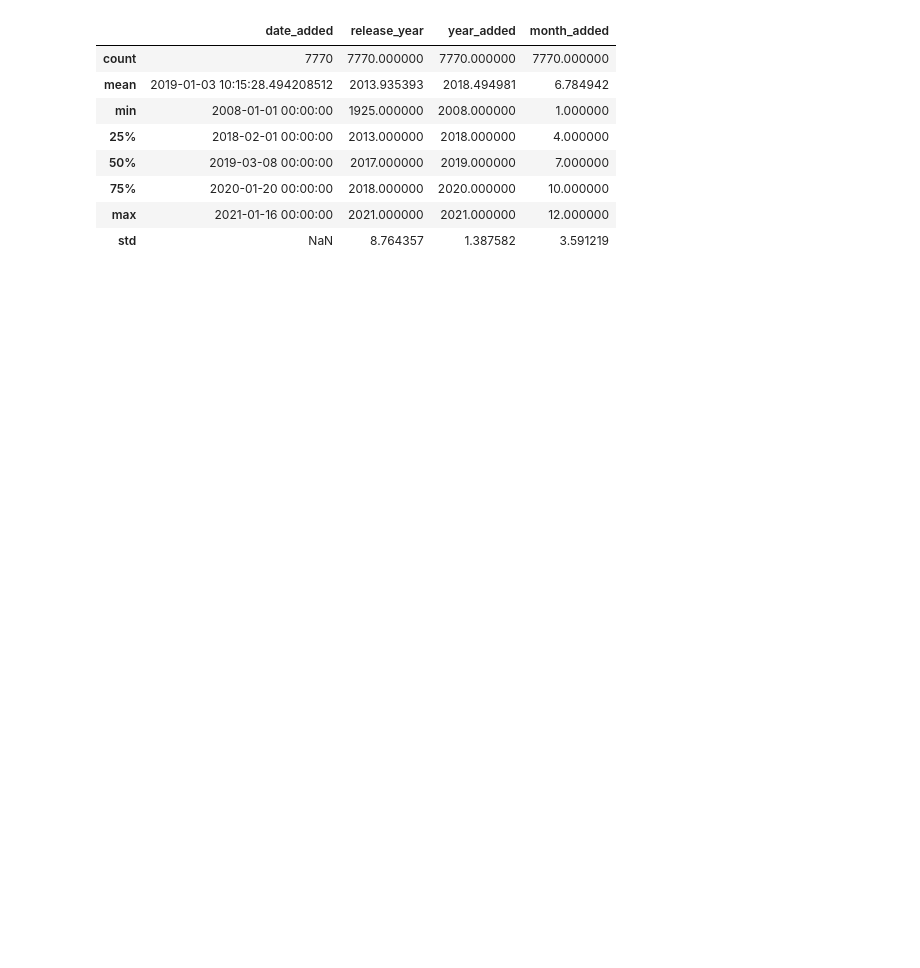
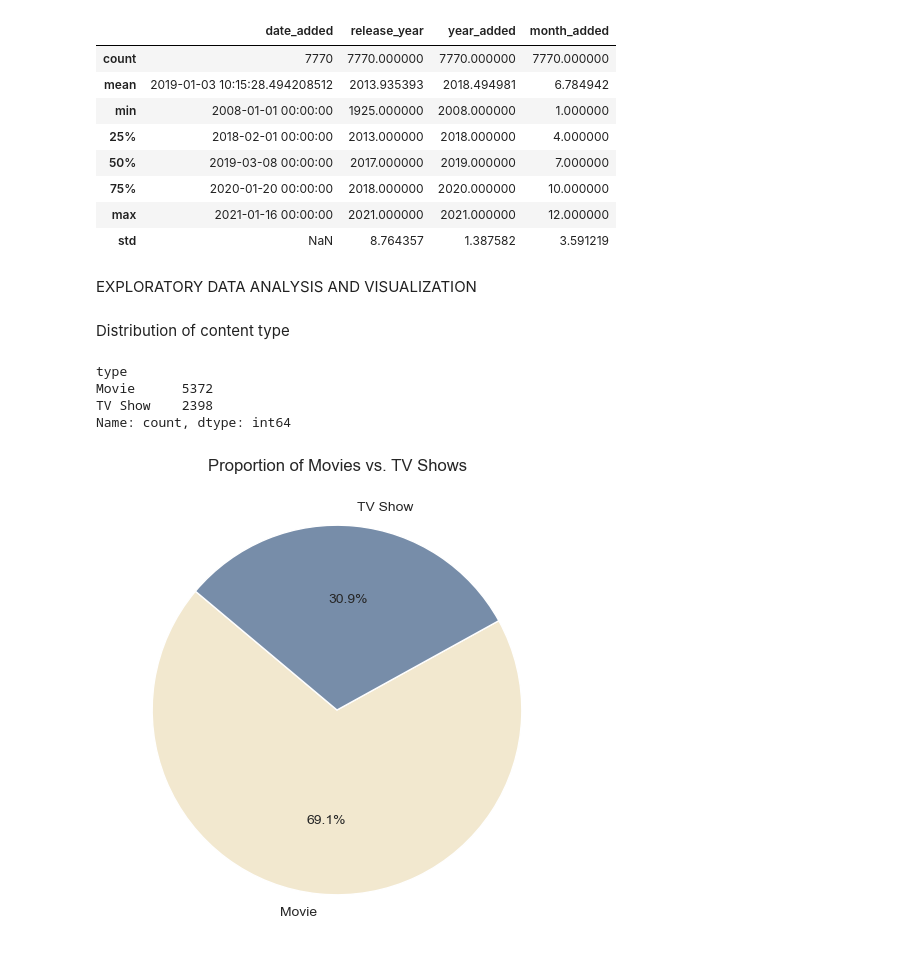
Before and after one commit to manshagupta217/Netflix-Content-Strategy-Analysis, a Jupyter notebook: notebooks/Netflix_Analysis.ipynb, the cells around one changed output. Saved outputs shown, nothing was run; the diff lists cells and outputs as text; code cells hidden in the pictures; blank space fills up the shorter version.

```diff
--- a/notebooks/Netflix_Analysis.ipynb
+++ b/notebooks/Netflix_Analysis.ipynb
@@ -201,3 +201,23 @@ df.describe()
 | 75% | 2020-01-20 00:00:00 | 2018.000000 | 2020.000000 | 10.000000 |
 | max | 2021-01-16 00:00:00 | 2021.000000 | 2021.000000 | 12.000000 |
 | std | NaN | 8.764357 | 1.387582 | 3.591219 |
+# %% [markdown]
+EXPLORATORY DATA ANALYSIS AND VISUALIZATION
+# %% [markdown]
+Distribution of content type
+# %%
+df['type'].value_counts()
+# %% [output]
+type
+Movie      5372
+TV Show    2398
+Name: count, dtype: int64
+# %%
+plt.figure(figsize=(8,6))
+type_count = df['type'].value_counts()
+plt.pie(type_count,labels=type_count.index, autopct='%1.1f%%', startangle=140, colors=['#f2e8cf', '#778da9'])
+plt.title('Proportion of Movies vs. TV Shows')
+plt.ylabel('')
+plt.show()
+# %% [output]
+[figure, added]
```
Also changed, not shown: parts of 23 cells of this notebook.
